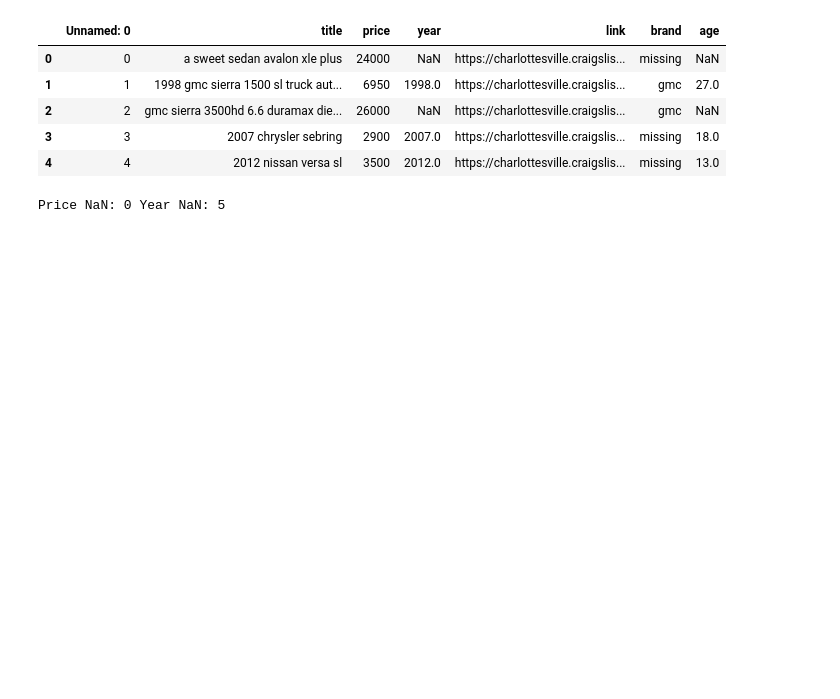
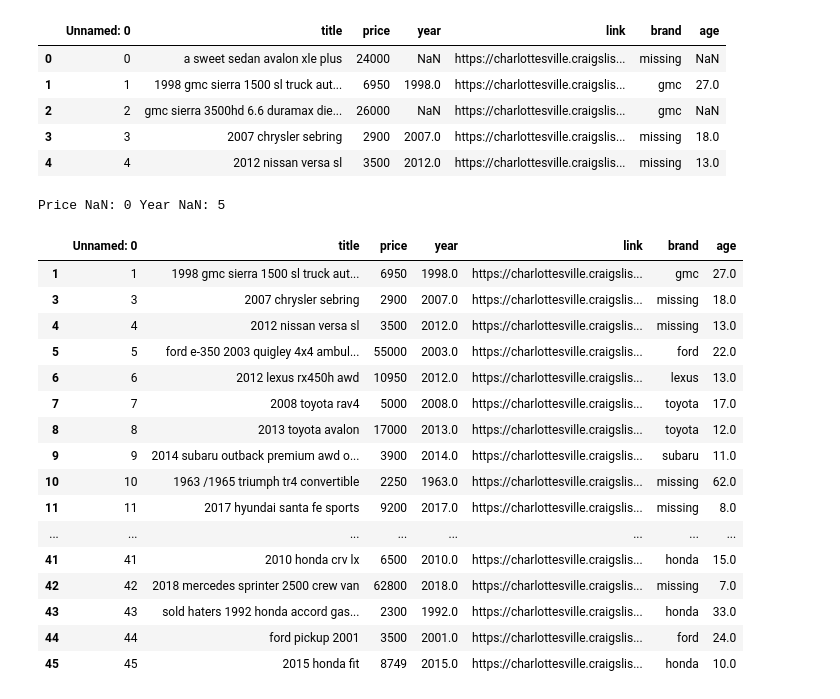
Before and after one commit to romancgilbert/scratchpad, a Jupyter notebook: nb_2026_01_05.ipynb, the cells around one changed output. Saved outputs shown, nothing was run; the diff lists cells and outputs as text; code cells hidden in the pictures; blank space fills up the shorter version.

```diff
--- a/nb_2026_01_05.ipynb
+++ b/nb_2026_01_05.ipynb
@@ -59,4 +59,25 @@ year_nan = np.sum(df['year'].isna())
 print('Price NaN:', price_nan, 'Year NaN:', year_nan)
 # %% [output]
 Price NaN: 0 Year NaN: 5
+# %%
+g = df.dropna()
+g
+# %% [output]
+|  | Unnamed: 0 | title | price | year | link | brand | age |
+| 1 | 1 | 1998 gmc sierra 1500 sl truck aut... | 6950 | 1998.0 | https://charlottesville.craigslis... | gmc | 27.0 |
+| 3 | 3 | 2007 chrysler sebring | 2900 | 2007.0 | https://charlottesville.craigslis... | missing | 18.0 |
+| 4 | 4 | 2012 nissan versa sl | 3500 | 2012.0 | https://charlottesville.craigslis... | missing | 13.0 |
+| 5 | 5 | ford e-350 2003 quigley 4x4 ambul... | 55000 | 2003.0 | https://charlottesville.craigslis... | ford | 22.0 |
+| 6 | 6 | 2012 lexus rx450h awd | 10950 | 2012.0 | https://charlottesville.craigslis... | lexus | 13.0 |
+| 7 | 7 | 2008 toyota rav4 | 5000 | 2008.0 | https://charlottesville.craigslis... | toyota | 17.0 |
+| 8 | 8 | 2013 toyota avalon | 17000 | 2013.0 | https://charlottesville.craigslis... | toyota | 12.0 |
+| 9 | 9 | 2014 subaru outback premium awd o... | 3900 | 2014.0 | https://charlottesville.craigslis... | subaru | 11.0 |
+| 10 | 10 | 1963 /1965 triumph tr4 convertible | 2250 | 1963.0 | https://charlottesville.craigslis... | missing | 62.0 |
+| 11 | 11 | 2017 hyundai santa fe sports | 9200 | 2017.0 | https://charlottesville.craigslis... | missing | 8.0 |
+| ... | ... | ... | ... | ... | ... | ... | ... |
+| 41 | 41 | 2010 honda crv lx | 6500 | 2010.0 | https://charlottesville.craigslis... | honda | 15.0 |
+| 42 | 42 | 2018 mercedes sprinter 2500 crew van | 62800 | 2018.0 | https://charlottesville.craigslis... | missing | 7.0 |
+| 43 | 43 | sold haters 1992 honda accord gas... | 2300 | 1992.0 | https://charlottesville.craigslis... | honda | 33.0 |
+| 44 | 44 | ford pickup 2001 | 3500 | 2001.0 | https://charlottesville.craigslis... | ford | 24.0 |
+| 45 | 45 | 2015 honda fit | 8749 | 2015.0 | https://charlottesville.craigslis... | honda | 10.0 |
 # %%
```
Also changed, not shown: parts of 1 cell of this notebook.
